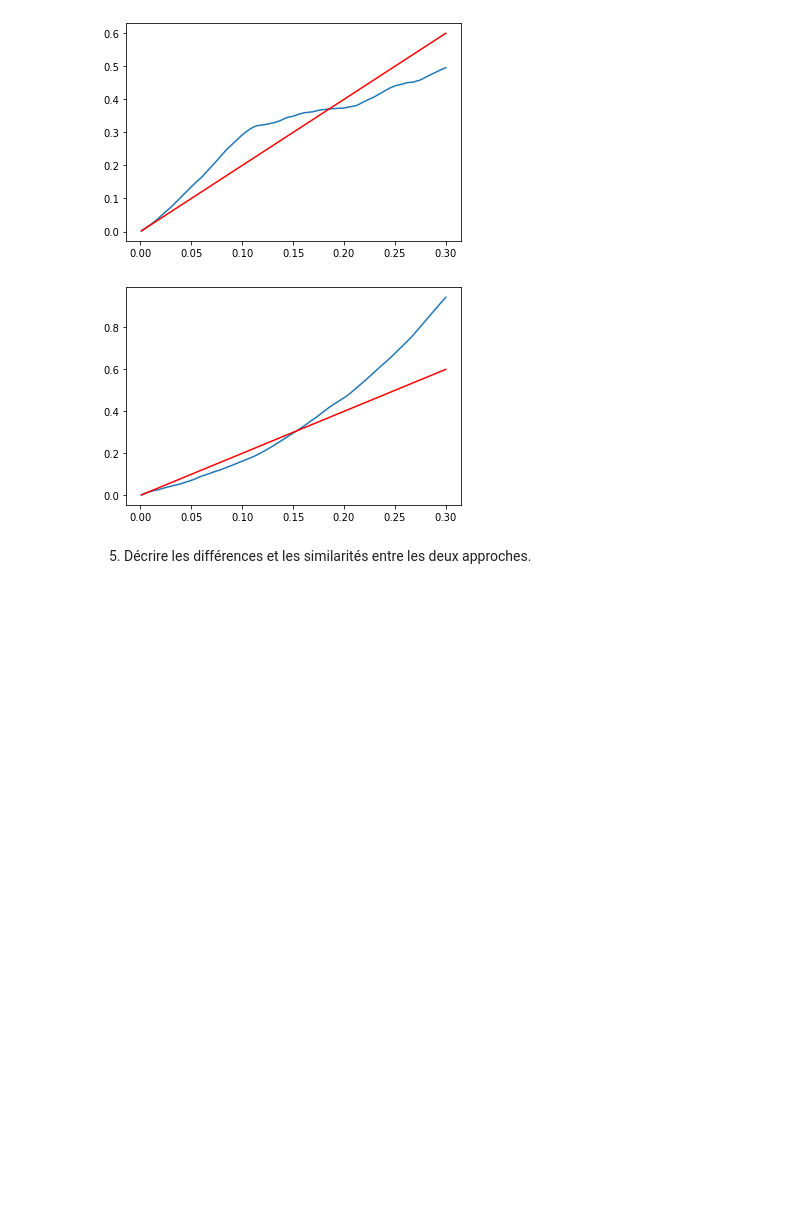
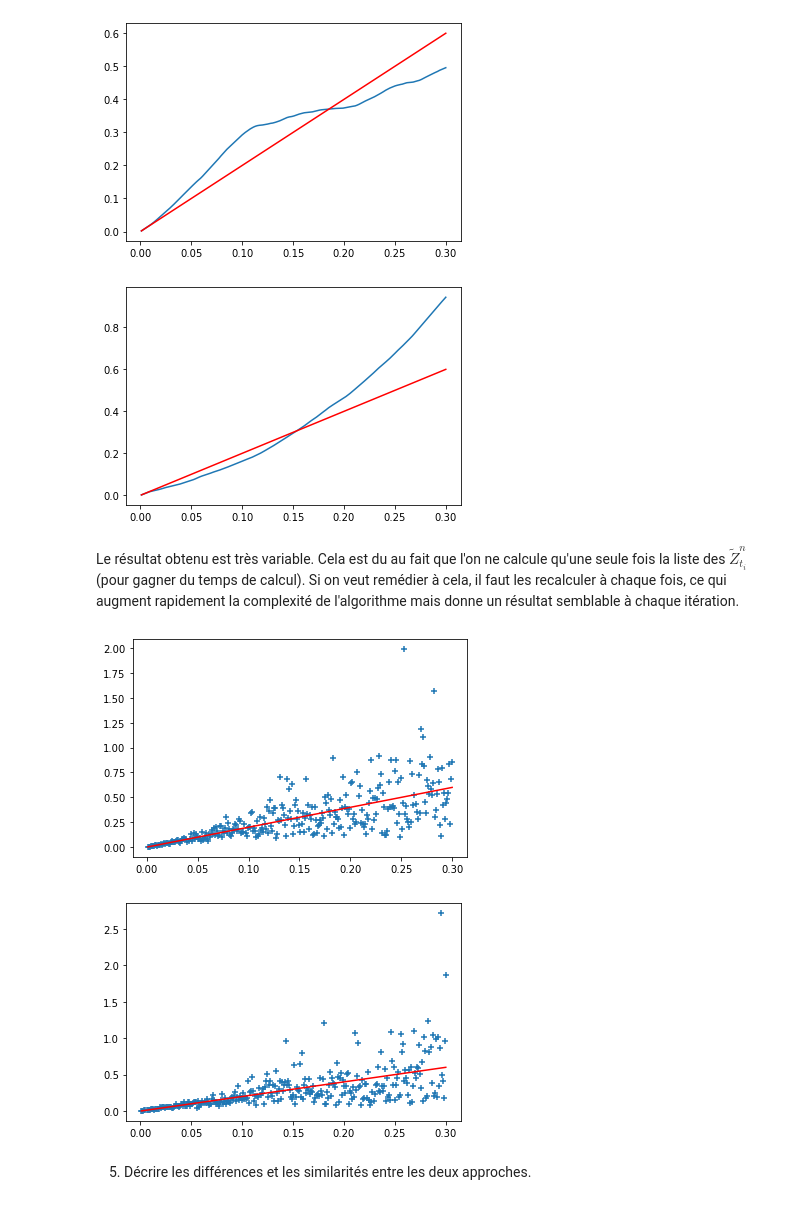
Before and after one commit to Joris-Landais/pojet_num-rique_proba, a Jupyter notebook: Projet numérique de Probabilités 2022 - enonce.ipynb, the cells around one changed output. Drawn from its saved outputs; the diff is of its cells as text; code cells hidden in the pictures; blank space fills up the shorter version.

Commit message:
méthode différente pour la question 4

```diff
--- a/Projet numérique de Probabilités 2022 - enonce.ipynb
+++ b/Projet numérique de Probabilités 2022 - enonce.ipynb
@@ -359,6 +361,33 @@ print_q4(n,resolution)
 [figure]
 [figure]
 [figure]
+# %% [markdown]
+Le résultat obtenu est très variable. Cela est du au fait que l'on ne calcule qu'une seule fois la liste des $\tilde{Z}^{n}_{t_i}$ (pour gagner du temps de calcul). Si on veut remédier à cela, il faut les recalculer à chaque fois, ce qui augment rapidement la complexité de l'algorithme mais donne un résultat semblable à chaque itération.
+# %%
+def print_q4(n,r):
+    kmax=int(np.round(0.3*r))
+    H=[]
+    Y=[]
+    for k in range(1,kmax+1):
+        L=list_Z_bis(n,r) # la liste des Z_bis(ti,n) pour tous les ti
+        h=k/r
+        H.append(h)
+        S=0
+        for i in range(r-k):
+            j=i+k  #ti=i/n, tj=ti+h=(i+k)/n
+            S+=(L[i]-L[j])**2
+        Y.append(S/(2*(r-k)))
+    plt.scatter(H,Y,marker="+")
+    plt.plot(H,2*np.array(H),c="r")
+    plt.show()
+# %%
+n=1000
+resolution = 1000
+print_q4(n,resolution)
+print_q4(n,resolution)
+# %% [output]
+[figure, added]
+[figure, added]
 # %% [markdown]
 5. Décrire les différences et les similarités entre les deux approches.
 # %% [markdown]
```
Also changed, not shown: parts of 7 cells of this notebook.
